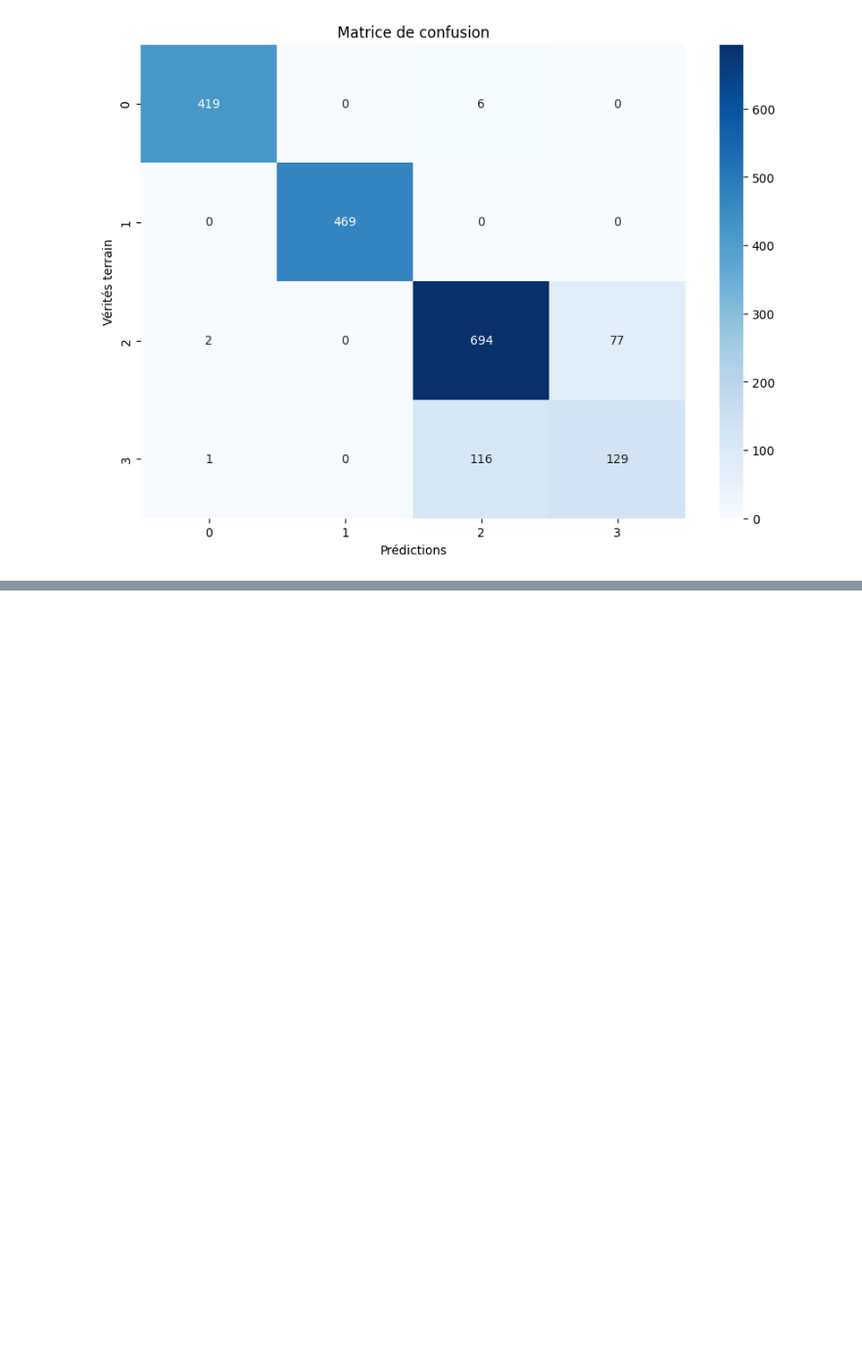
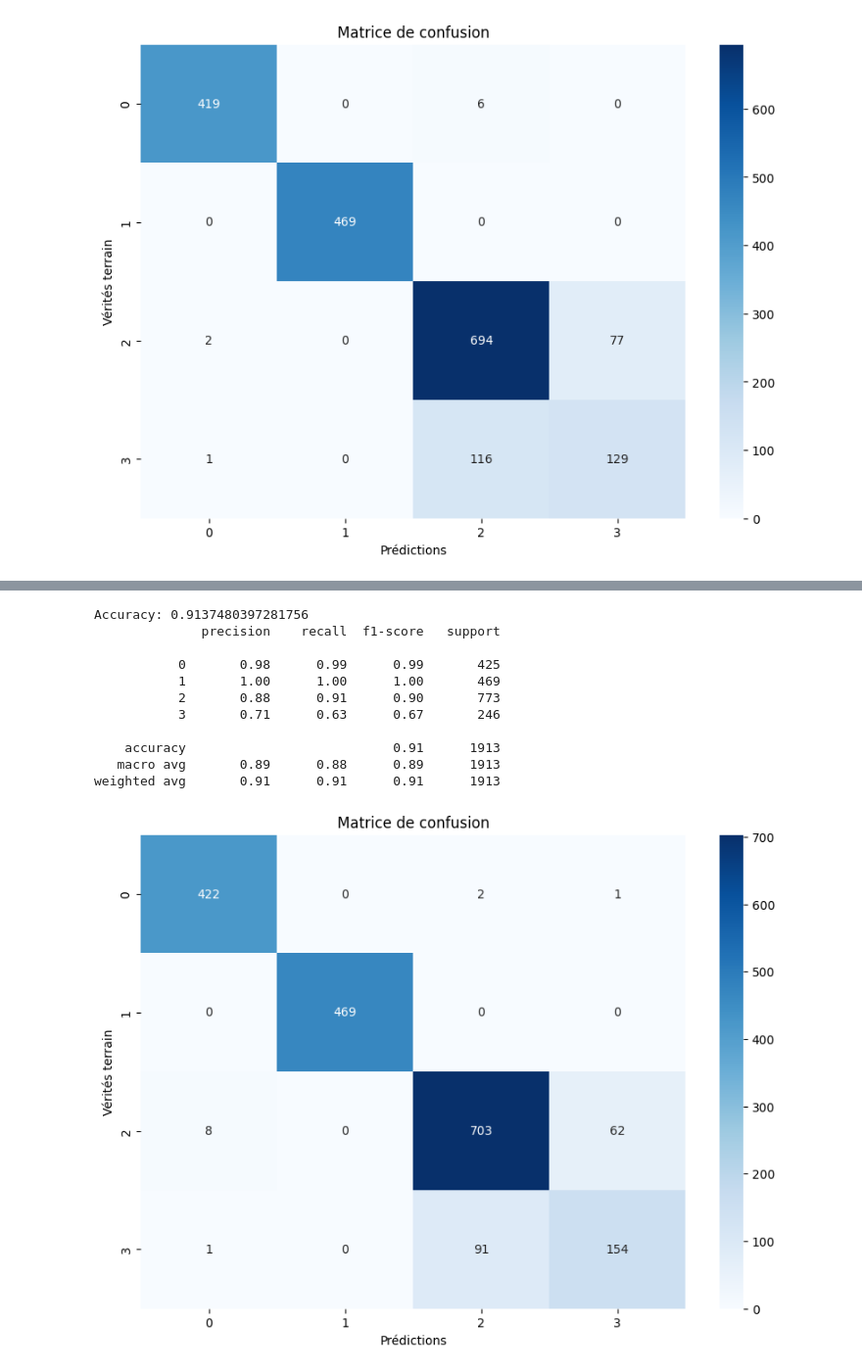
Before and after one commit to jccazes/equancy_technical_assessment, a Jupyter notebook: src/equancy_technical_assessment/answers.ipynb, the cells around one changed output, grey strips where cells are left out. Shown at 98% size. Cells and saved outputs as stored; diff of their text form; code cells hidden in the pictures; blank space fills up the shorter version.

```diff
--- a/src/equancy_technical_assessment/answers.ipynb
+++ b/src/equancy_technical_assessment/answers.ipynb
@@ -606,0 +638,23 @@ random_search.fit(X_train, y_train,
+# %%
+print("Accuracy:", accuracy_score(y_test, y_pred))
+print(classification_report(y_test, y_pred))
+cm = confusion_matrix(y_test, y_pred)
+plt.figure(figsize=(10, 7))
+sns.heatmap(cm, annot=True, fmt='d', cmap='Blues', xticklabels=np.unique(y_test), yticklabels=np.unique(y_test))
+plt.title("Matrice de confusion")
+plt.xlabel("Prédictions")
+plt.ylabel("Vérités terrain")
+plt.show()
+# %% [output]
+Accuracy: 0.9137480397281756
+              precision    recall  f1-score   support
+
+           0       0.98      0.99      0.99       425
+           1       1.00      1.00      1.00       469
+           2       0.88      0.91      0.90       773
+           3       0.71      0.63      0.67       246
+
+    accuracy                           0.91      1913
+   macro avg       0.89      0.88      0.89      1913
+weighted avg       0.91      0.91      0.91      1913
+[figure, added]
```
Also changed, not shown: parts of 2 cells of this notebook.
